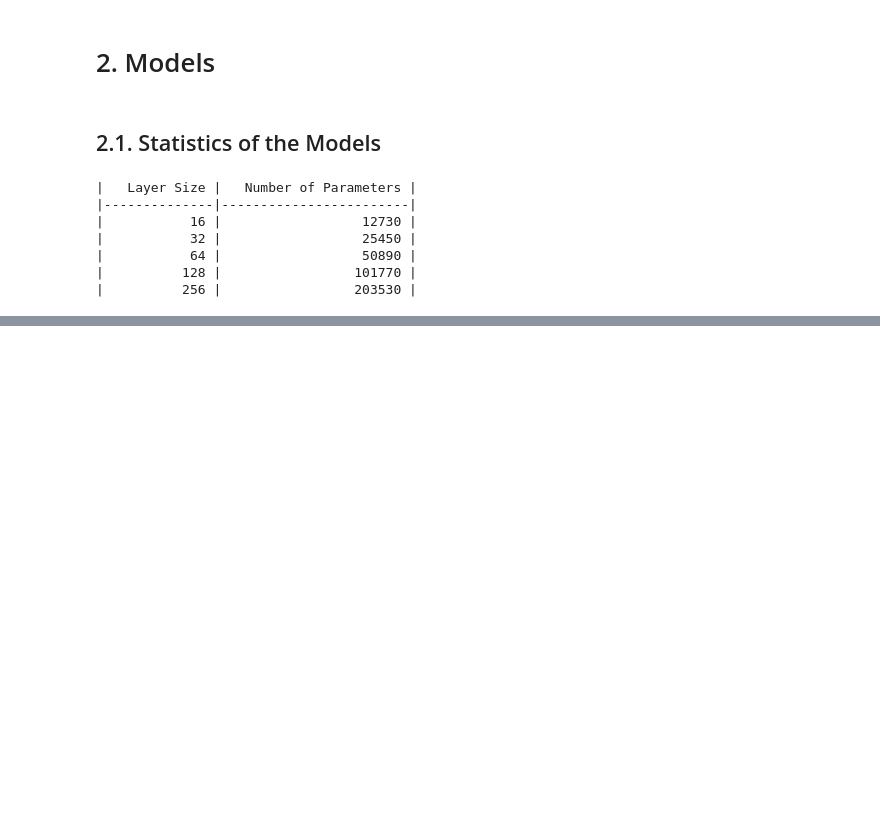
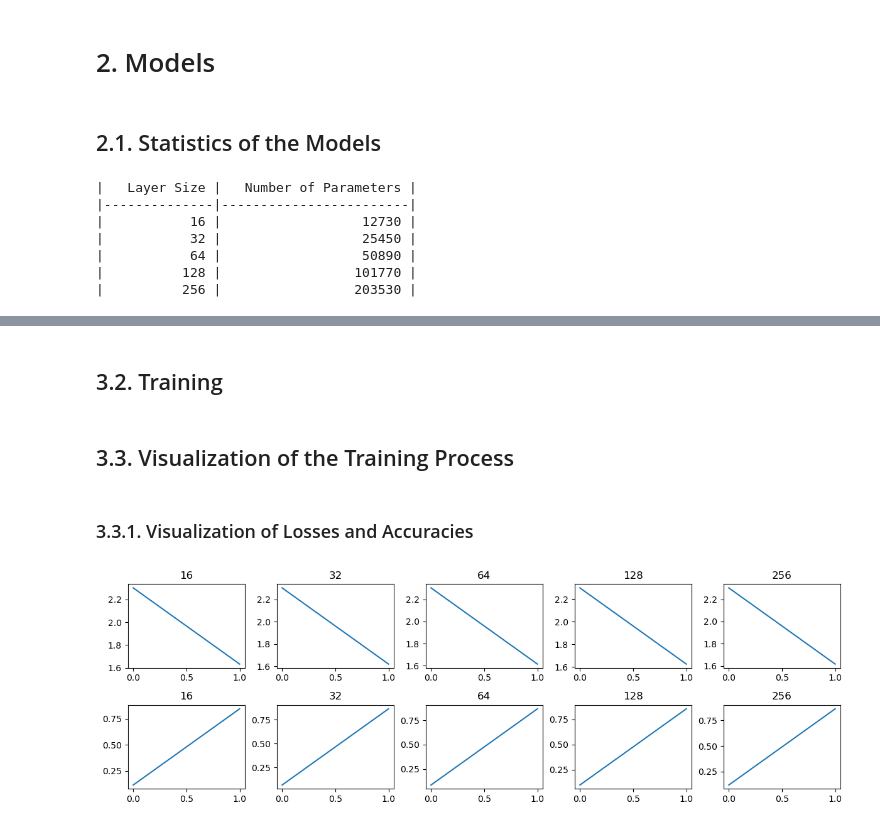
Before and after one commit to shuangxuetwelve/pytorch-practice, a Jupyter notebook: MNIST-1-2.ipynb, the cells around one changed output, grey strips where cells are left out. Saved outputs shown, nothing was run; the diff lists cells and outputs as text; code cells hidden in the pictures; blank space fills up the shorter version.

Commit message:
Show training results for 1 epoch

```diff
--- a/MNIST-1-2.ipynb
+++ b/MNIST-1-2.ipynb
@@ -15,7 +15,7 @@ from tabulate import tabulate
 # %%
 BATCH_SIZE = 10
 LEARNING_RATE = 0.1
-EPOCHS = 10
+EPOCHS = 1
 WIDTH, HEIGHT = 28, 28
 SAVED_FILENAME = 'MNIST-1-2'
 LAYER_SIZES = [16, 32, 64, 128, 256]
@@ -72,0 +77,24 @@ print(tabulate(rows, headers=headers, tablefmt='github'))
+# %%
+def calculateStatistics(dataloader, model, loss_fn):
+    with torch.no_grad():
+        num_batches = len(dataloader)
+        num_samples = len(dataloader.dataset)
+        loss, correct = 0, 0
+
+        for images, labels in dataloader:
+            # Make predictions.
+            preds = model(images)
+
+            # Calculate the loss.
+            loss += loss_fn(preds, labels)
+
+            # Calculate the number of correctnesses.
+            correct += (preds.argmax(dim=1) == labels).type(dtype=torch.float32).sum()
+
+        # Calculate the mean loss and correct.
+        loss /= num_batches
+        correct /= num_samples
+
+    return loss, correct
+# %% [markdown]
+## 3.2. Training
@@ -72,0 +199,27 @@ print(tabulate(rows, headers=headers, tablefmt='github'))
+# %%
+if os.path.exists(f'saved/{SAVED_FILENAME}.pt'):
+    losses, corrects, losses_test, corrects_test = load(models)
+else:
+    losses, corrects, losses_test, corrects_test = [], [], [], []
+    for i in range(len(LAYER_SIZES)):
+        print(f'Training the model for layer size {LAYER_SIZES[i]}...')
+        losses_1_model, corrects_1_model, losses_test_1_model, corrects_test_1_model = train(models[i], EPOCHS, LEARNING_RATE)
+        losses.append(losses_1_model)
+        corrects.append(corrects_1_model)
+        losses_test.append(losses_test_1_model)
+        corrects_test.append(corrects_test_1_model)
+    save(models, losses, corrects, losses_test, corrects_test)
+# %% [markdown]
+## 3.3. Visualization of the Training Process
+# %% [markdown]
+### 3.3.1. Visualization of Losses and Accuracies
+# %%
+fig, axs = plt.subplots(2, len(LAYER_SIZES), figsize=(12, 4))
+for i in range(len(LAYER_SIZES)):
+    axs[0, i].plot(losses[i])
+    axs[0, i].set_title(f'{LAYER_SIZES[i]}')
+    axs[1, i].plot(corrects[i])
+    axs[1, i].set_title(f'{LAYER_SIZES[i]}')
+plt.tight_layout()
+# %% [output]
+[figure, added]
```
Also changed, not shown: parts of 3 cells of this notebook, 1 other file.
